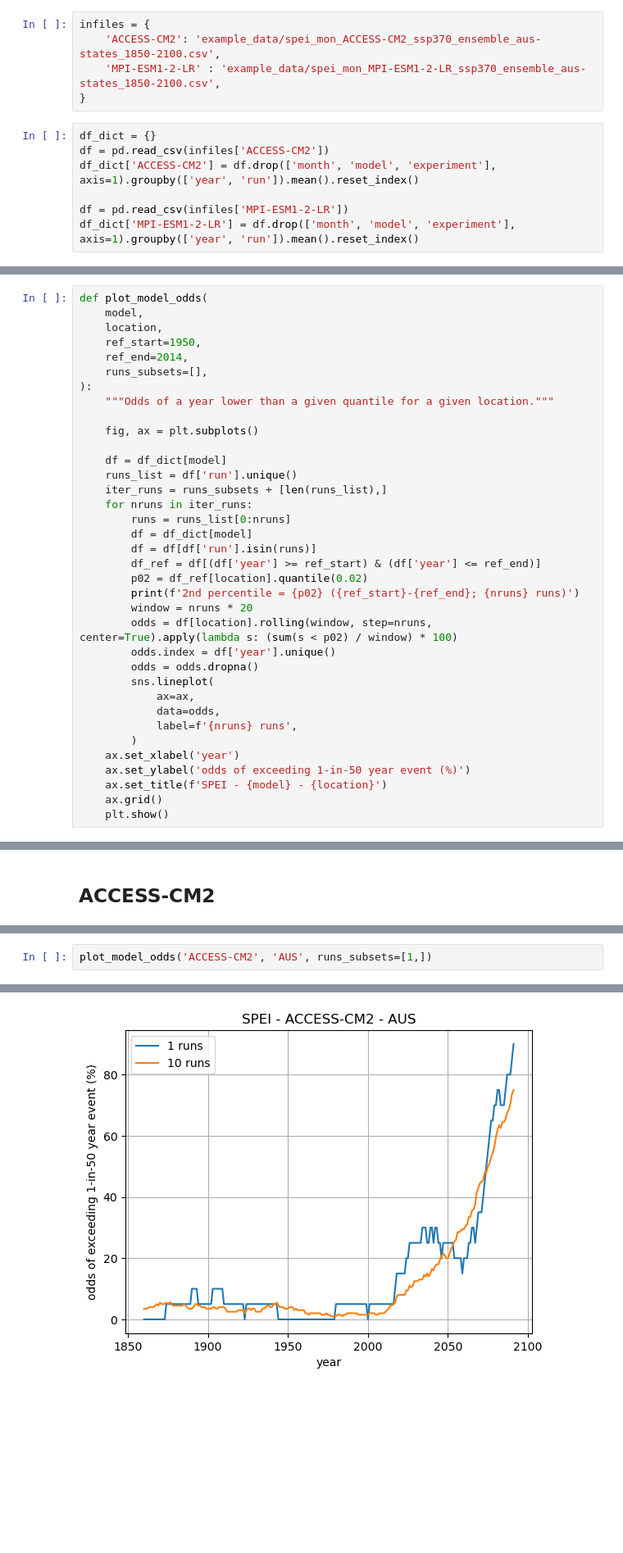
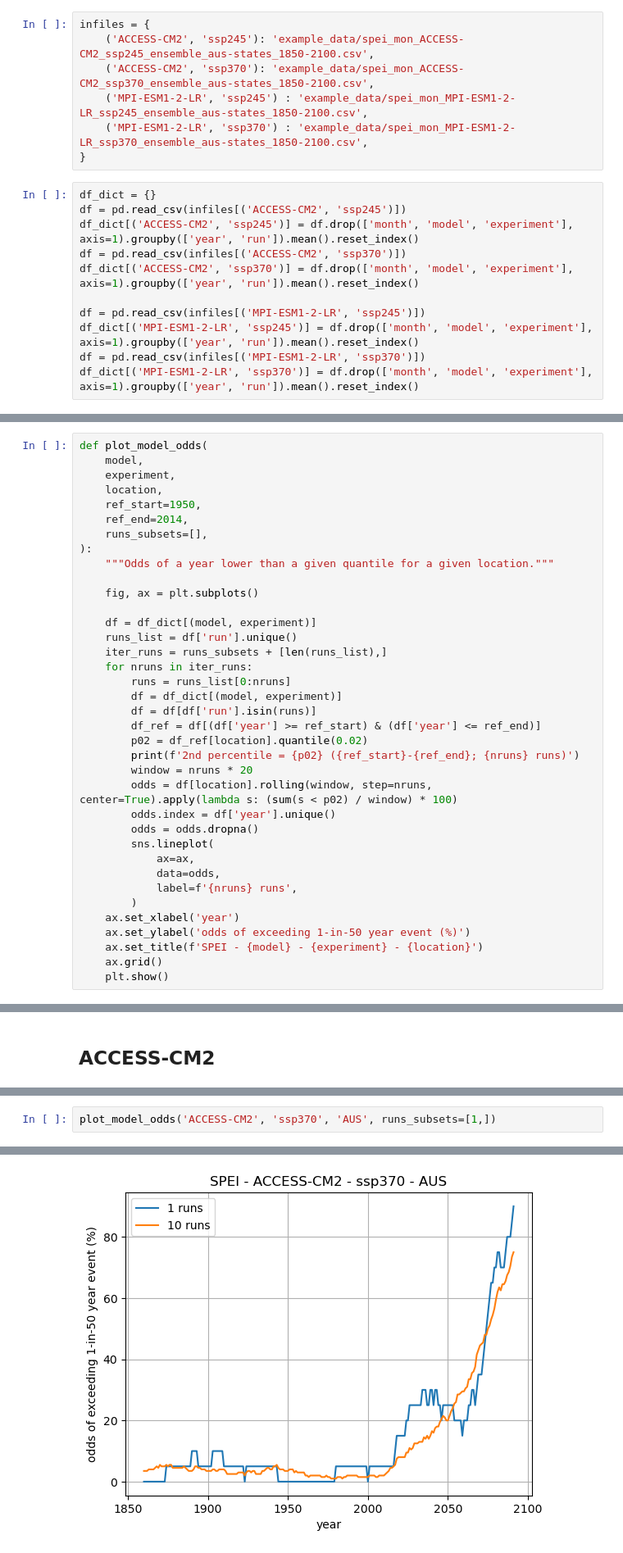
Before and after one commit to AusClimateService/rba, a Jupyter notebook: spei-analysis.ipynb, the cells around one changed output, grey strips where cells are left out. Shown at 82% size. Drawn from its saved outputs; the diff is of its cells as text; blank space fills up the shorter version.

Commit message:
Add experiment option

```diff
--- a/spei-analysis.ipynb
+++ b/spei-analysis.ipynb
@@ -4,14 +4,20 @@ import matplotlib.pyplot as plt
 import seaborn as sns
 # %%
 infiles = {
-    'ACCESS-CM2': 'example_data/spei_mon_ACCESS-CM2_ssp370_ensemble_aus-states_1850-2100.csv',
-    'MPI-ESM1-2-LR' : 'example_data/spei_mon_MPI-ESM1-2-LR_ssp370_ensemble_aus-states_1850-2100.csv',
+    ('ACCESS-CM2', 'ssp245'): 'example_data/spei_mon_ACCESS-CM2_ssp245_ensemble_aus-states_1850-2100.csv',
+    ('ACCESS-CM2', 'ssp370'): 'example_data/spei_mon_ACCESS-CM2_ssp370_ensemble_aus-states_1850-2100.csv',
+    ('MPI-ESM1-2-LR', 'ssp245') : 'example_data/spei_mon_MPI-ESM1-2-LR_ssp245_ensemble_aus-states_1850-2100.csv',
+    ('MPI-ESM1-2-LR', 'ssp370') : 'example_data/spei_mon_MPI-ESM1-2-LR_ssp370_ensemble_aus-states_1850-2100.csv',
 }
 # %%
 df_dict = {}
-df = pd.read_csv(infiles['ACCESS-CM2'])
-df_dict['ACCESS-CM2'] = df.drop(['month', 'model', 'experiment'], axis=1).groupby(['year', 'run']).mean().reset_index()
+df = pd.read_csv(infiles[('ACCESS-CM2', 'ssp245')])
+df_dict[('ACCESS-CM2', 'ssp245')] = df.drop(['month', 'model', 'experiment'], axis=1).groupby(['year', 'run']).mean().reset_index()
+df = pd.read_csv(infiles[('ACCESS-CM2', 'ssp370')])
+df_dict[('ACCESS-CM2', 'ssp370')] = df.drop(['month', 'model', 'experiment'], axis=1).groupby(['year', 'run']).mean().reset_index()
 
-df = pd.read_csv(infiles['MPI-ESM1-2-LR'])
-df_dict['MPI-ESM1-2-LR'] = df.drop(['month', 'model', 'experiment'], axis=1).groupby(['year', 'run']).mean().reset_index()
+df = pd.read_csv(infiles[('MPI-ESM1-2-LR', 'ssp245')])
+df_dict[('MPI-ESM1-2-LR', 'ssp245')] = df.drop(['month', 'model', 'experiment'], axis=1).groupby(['year', 'run']).mean().reset_index()
+df = pd.read_csv(infiles[('MPI-ESM1-2-LR', 'ssp370')])
+df_dict[('MPI-ESM1-2-LR', 'ssp370')] = df.drop(['month', 'model', 'experiment'], axis=1).groupby(['year', 'run']).mean().reset_index()
 # %%
@@ -66,6 +72,7 @@ def plot_dist(model, location, start_year=1950, end_year=2014):
 # %%
 def plot_model_odds(
     model,
+    experiment,
     location,
     ref_start=1950,
     ref_end=2014,
@@ -75,12 +82,12 @@ def plot_model_odds(
 
     fig, ax = plt.subplots()
 
-    df = df_dict[model]
+    df = df_dict[(model, experiment)]
     runs_list = df['run'].unique()
     iter_runs = runs_subsets + [len(runs_list),]
     for nruns in iter_runs:
         runs = runs_list[0:nruns]
-        df = df_dict[model]
+        df = df_dict[(model, experiment)]
         df = df[df['run'].isin(runs)]
         df_ref = df[(df['year'] >= ref_start) & (df['year'] <= ref_end)]
         p02 = df_ref[location].quantile(0.02)
@@ -96,7 +103,7 @@ def plot_model_odds(
         )
     ax.set_xlabel('year')
     ax.set_ylabel('odds of exceeding 1-in-50 year event (%)')
-    ax.set_title(f'SPEI - {model} - {location}')
+    ax.set_title(f'SPEI - {model} - {experiment} - {location}')
     ax.grid()
     plt.show()
 # %%
@@ -140,7 +163,7 @@ plot_dist('ACCESS-CM2', 'AUS')
 # %%
-plot_model_odds('ACCESS-CM2', 'AUS', runs_subsets=[1,])
+plot_model_odds('ACCESS-CM2', 'ssp370', 'AUS', runs_subsets=[1,])
 # %% [output]
 2nd percentile = -1.0397333333333332 (1950-2014; 1 runs)
 2nd percentile = -1.0896833333333333 (1950-2014; 10 runs)
-[figure, old version]
+[figure, new version]
 # %%
```
Also changed, not shown: parts of 14 cells of this notebook, 1 other file.
